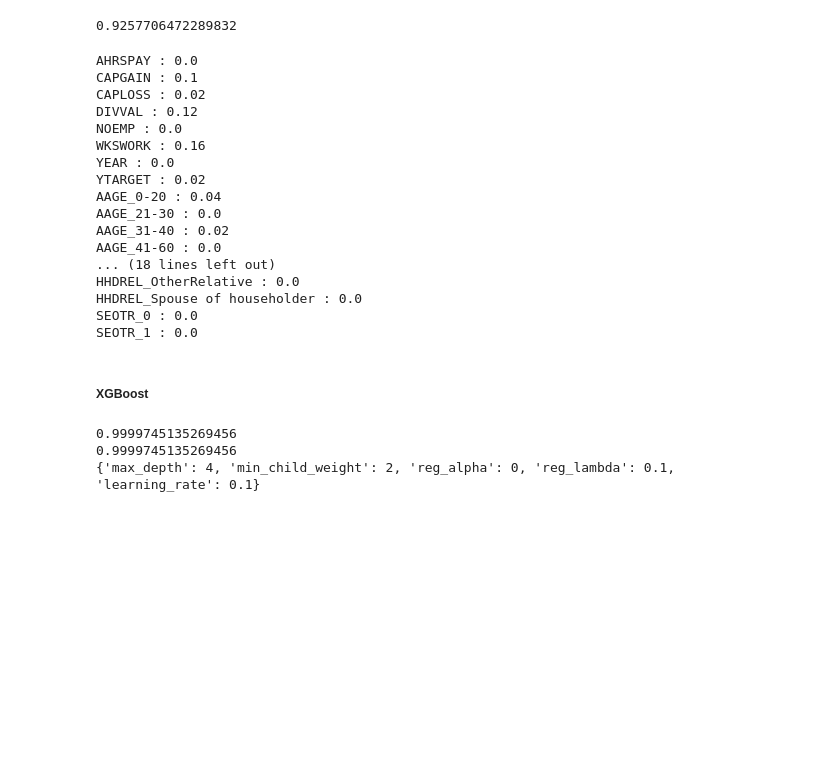
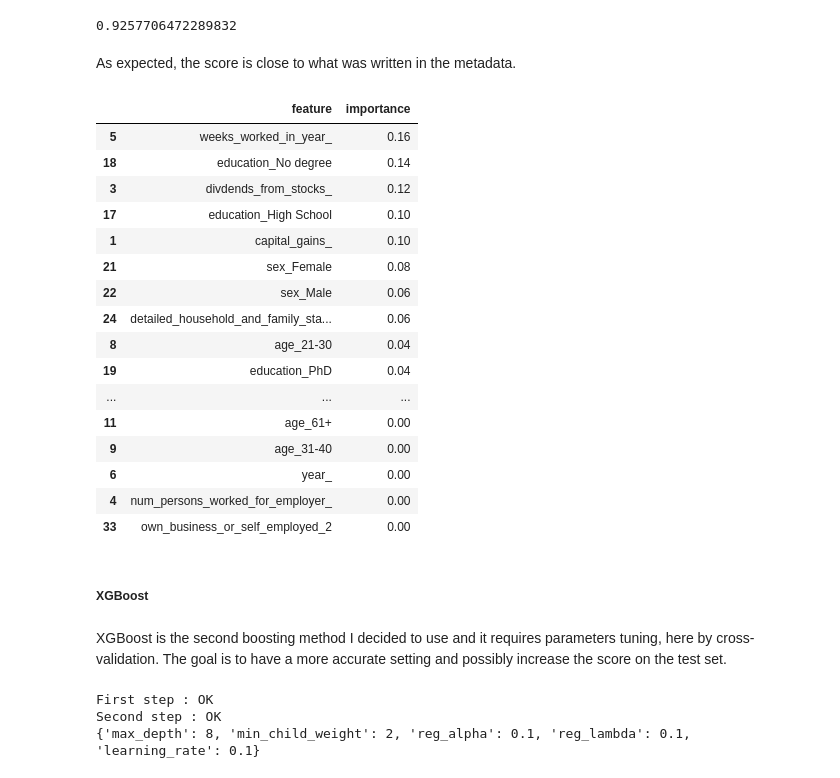
Before and after one commit to alexandreguerin/us-census, a Jupyter notebook: us-census.ipynb, the cells around one changed output. Cells and saved outputs as stored; diff of their text form; code cells hidden in the pictures; blank space fills up the shorter version.

Commit message:
end parameters tuning and conclude

```diff
--- a/us-census.ipynb
+++ b/us-census.ipynb
@@ -427,31 +420,39 @@ model.score(X_test.astype(float), y_test.astype(float))
 # %% [output]
 0.9257706472289832
-# %%
-# feature importance
-for k, l in zip(dum_train.columns.tolist(), model.feature_importances_):
-    print(k,":",l)
-# %% [output]
-AHRSPAY : 0.0
-CAPGAIN : 0.1
-CAPLOSS : 0.02
-DIVVAL : 0.12
-NOEMP : 0.0
-WKSWORK : 0.16
-YEAR : 0.0
-YTARGET : 0.02
-AAGE_0-20 : 0.04
-AAGE_21-30 : 0.0
-AAGE_31-40 : 0.02
-AAGE_41-60 : 0.0
-... (18 lines left out)
-HHDREL_OtherRelative : 0.0
-HHDREL_Spouse of householder : 0.0
-SEOTR_0 : 0.0
-SEOTR_1 : 0.0
+# %% [markdown]
+As expected, the score is close to what was written in the metadata.
+# %%
+# feature importances
+sel_feat = dum_train.columns.tolist(); sel_feat.remove('YTARGET')
+sel_feat = [features[s.split('_')[0]]+'_'+'_'.join(s.split('_')[1:]) for s in sel_feat]
+feat_imp = model.feature_importances_
+df = pd.DataFrame({'feature': sel_feat, 'importance': feat_imp}).sort_values('importance', ascending=False)
+df
+# %% [output]
+|  | feature | importance |
+| 5 | weeks_worked_in_year_ | 0.16 |
+| 18 | education_No degree | 0.14 |
+| 3 | divdends_from_stocks_ | 0.12 |
+| 17 | education_High School | 0.10 |
+| 1 | capital_gains_ | 0.10 |
+| 21 | sex_Female | 0.08 |
+| 22 | sex_Male | 0.06 |
+| 24 | detailed_household_and_family_sta... | 0.06 |
+| 8 | age_21-30 | 0.04 |
+| 19 | education_PhD | 0.04 |
+| ... | ... | ... |
+| 11 | age_61+ | 0.00 |
+| 9 | age_31-40 | 0.00 |
+| 6 | year_ | 0.00 |
+| 4 | num_persons_worked_for_employer_ | 0.00 |
+| 33 | own_business_or_self_employed_2 | 0.00 |
 # %% [markdown]
 ##### XGBoost
+# %% [markdown]
+XGBoost is the second boosting method I decided to use and it requires parameters tuning, here by cross-validation. The goal is to have a more accurate setting and possibly increase the score on the test set.
 # %%
 from xgboost import XGBClassifier
+from sklearn.model_selection import GridSearchCV
 
 max_depth= [2,4,6,8]
 min_child_weight = [2,3,4]
@@ -465,20 +466,25 @@ param_grid = [
    'reg_lambda': reg_lambda}
  ]
 
+# Take care before executing this code, it takes some time!
+# First step: tuning the four previously defined parameters with cross validation
 model = GridSearchCV(XGBClassifier(), param_grid, cv=5, n_jobs=-1)
 model.fit(X_train, y_train)
-print(model.score(X_test, y_test))
 
 xgb_params = model.best_params_
-param_grid_lr = {'learning_rate': [0.001, 0.01,0.05,0.02,0.1,]}
+print('First step : OK')
+
+# Next step : tuning the learning rate
+param_grid_lr = {'learning_rate': [0.01,0.05,0.1]}
 
 model = GridSearchCV(XGBClassifier(**xgb_params), param_grid_lr, cv=5, n_jobs=-1)
 model.fit(X_train, y_train)
-print(model.score(X_test, y_test))
 
 xgb_params.update(model.best_params_)
+print('Second step : OK')
+
 print(xgb_params)
 # %% [output]
-0.9999745135269456
-0.9999745135269456
-{'max_depth': 4, 'min_child_weight': 2, 'reg_alpha': 0, 'reg_lambda': 0.1, 'learning_rate': 0.1}
+First step : OK
+Second step : OK
+{'max_depth': 8, 'min_child_weight': 2, 'reg_alpha': 0.1, 'reg_lambda': 0.1, 'learning_rate': 0.1}
```
Also changed, not shown: parts of 15 cells of this notebook, 4 other files.
